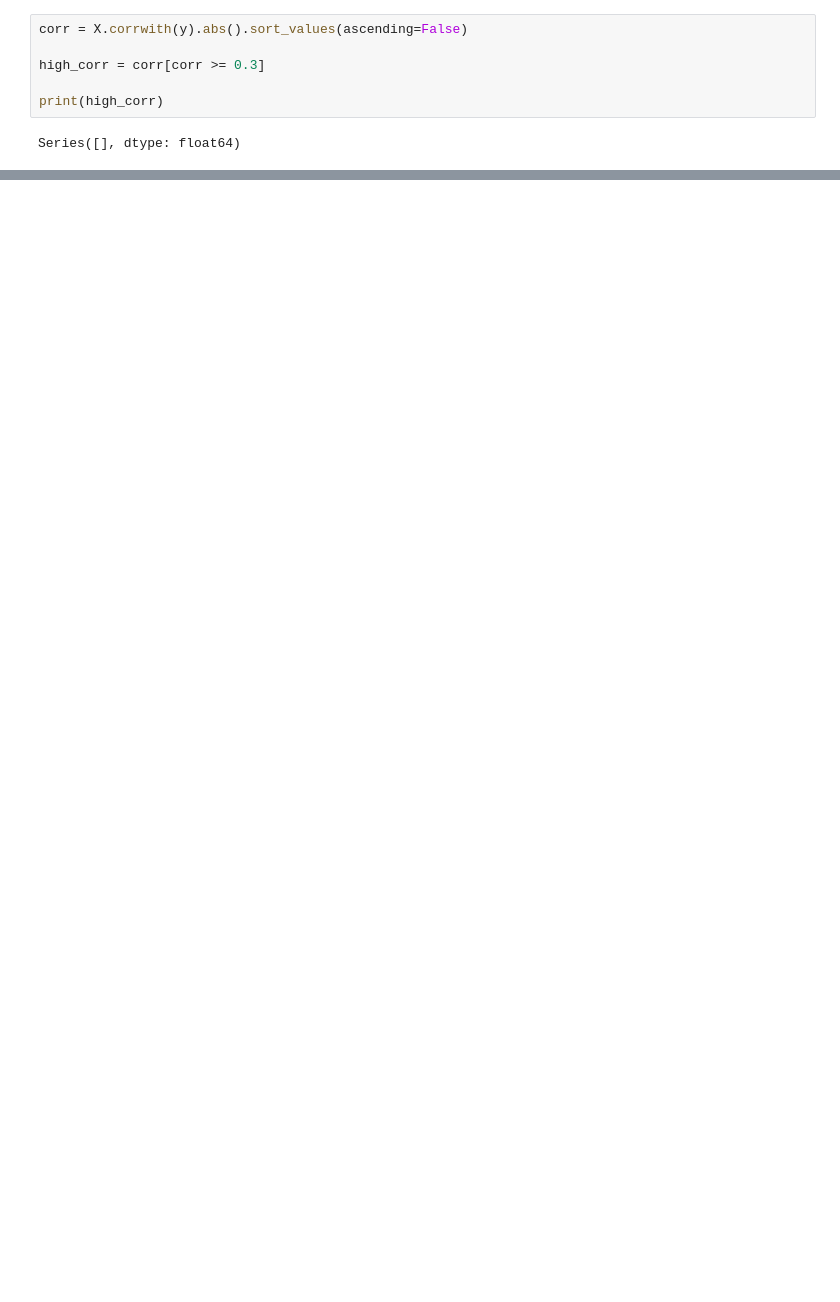
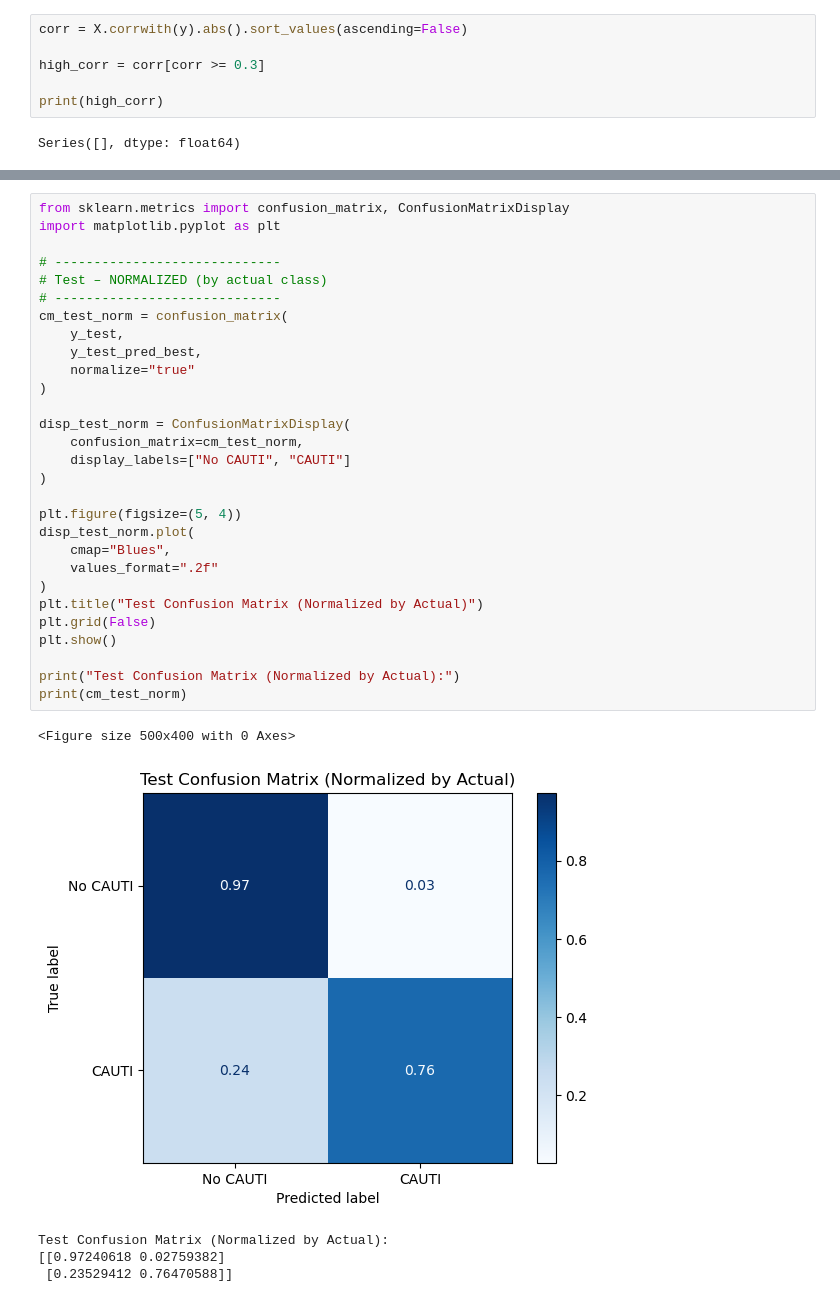
Before and after one commit to Sahil-Atul-Raghuvanshi/cauti_prediction_project, a Jupyter notebook: scripts/models/ANN_LOSO.ipynb, the cells around one changed output, grey strips where cells are left out. Saved outputs shown, nothing was run; the diff lists cells and outputs as text; blank space fills up the shorter version.

```diff
--- a/scripts/models/ANN_LOSO.ipynb
+++ b/scripts/models/ANN_LOSO.ipynb
@@ -232,0 +453,35 @@ Series([], dtype: float64)
+# %%
+from sklearn.metrics import confusion_matrix, ConfusionMatrixDisplay
+import matplotlib.pyplot as plt
+
+# -----------------------------
+# Test – NORMALIZED (by actual class)
+# -----------------------------
+cm_test_norm = confusion_matrix(
+    y_test,
+    y_test_pred_best,
+    normalize="true"
+)
+
+disp_test_norm = ConfusionMatrixDisplay(
+    confusion_matrix=cm_test_norm,
+    display_labels=["No CAUTI", "CAUTI"]
+)
+
+plt.figure(figsize=(5, 4))
+disp_test_norm.plot(
+    cmap="Blues",
+    values_format=".2f"
+)
+plt.title("Test Confusion Matrix (Normalized by Actual)")
+plt.grid(False)
+plt.show()
+
+print("Test Confusion Matrix (Normalized by Actual):")
+print(cm_test_norm)
+# %% [output]
+<Figure size 500x400 with 0 Axes>
+[figure, added]
+Test Confusion Matrix (Normalized by Actual):
+[[0.97240618 0.02759382]
+ [0.23529412 0.76470588]]
```
Also changed, not shown: parts of 16 cells of this notebook, 17 other files.
